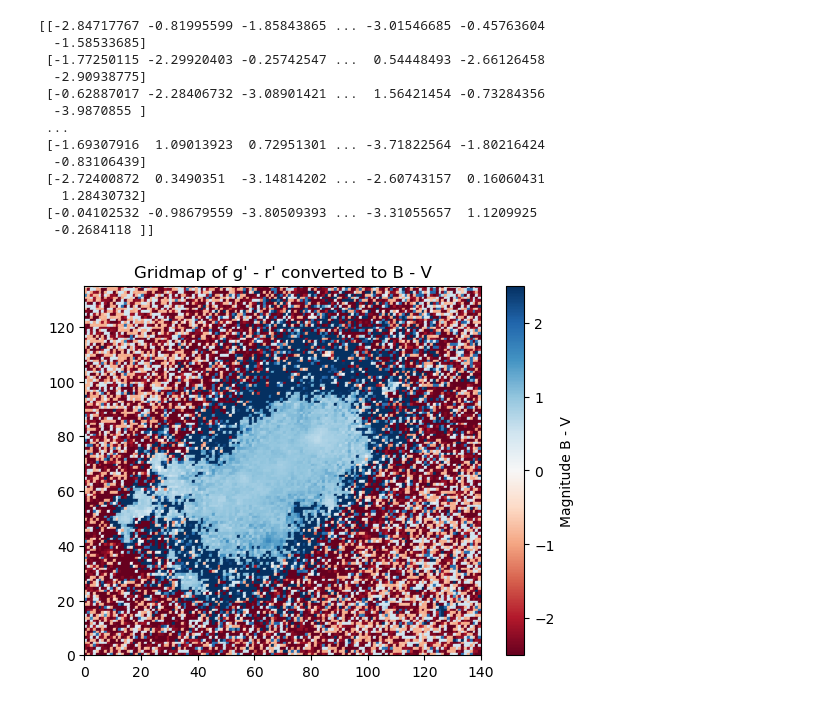
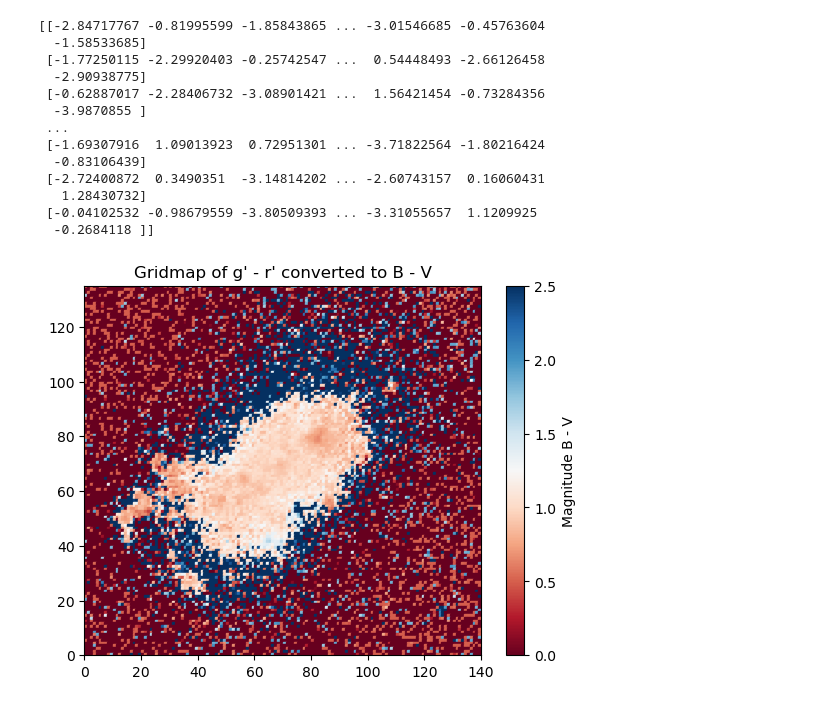
Before and after one commit to Juaopteinde/Group-19-NGC4449, a Jupyter notebook: sections.ipynb, the cells around one changed output. Saved outputs shown, nothing was run; the diff lists cells and outputs as text; code cells hidden in the pictures.

```diff
--- a/sections.ipynb
+++ b/sections.ipynb
@@ -194,8 +194,8 @@ zero_point = 25
 
 zero_point_ha = 0
 zero_point_L = 0
-zero_point_r = 20.44166
-zero_point_g = 20.29604
+zero_point_r = 20.44166 + 0.0598
+zero_point_g = 20.29604 + 0.0598
 
 
 
@@ -277,32 +277,32 @@ def plot_colored_grid(cell_averages, num_rows, num_cols, lower_cutoff, upper_cut
     fig, ax = plt.subplots()
     cell_averages = np.array(cell_averages)
 
     # Apply cutoff
     cell_averages = np.clip(cell_averages, lower_cutoff, upper_cutoff)
 
 
     # Normalize cell averages to [0, 1] for colormap
     norm = mcolors.Normalize(vmin=np.min(cell_averages), vmax=np.max(cell_averages))
     cmap = plt.cm.RdBu
 
     for i in range(num_rows):
         for j in range(num_cols):
             color = cmap(norm(cell_averages[i, j]))
             ax.add_patch(plt.Rectangle((j, num_rows - 1 - i), 1, 1, color=color))
 
     plt.title(title)
     ax.set_xlim(0, num_cols)
     ax.set_ylim(0, num_rows)
     #plt.colorbar(cm.ScalarMappable(norm=norm, cmap=cmap), ax=ax)
     #colorbar.set_label("Magnitude B - V")
     cbar = plt.colorbar(cm.ScalarMappable(norm=norm, cmap=cmap), ax=ax)
     cbar.set_label("Magnitude B - V")
     plt.show()
 
 Color_index_BV = (0.44 + gr_to_BV(sectioned_color_index_g_min_r))
 
 # Match the two numbers with the shape of the file
-plot_colored_grid(Color_index_BV, 135, 140, -2.5, 2.5, "Gridmap of g' - r' converted to B - V")
+plot_colored_grid(Color_index_BV, 135, 140, 0, 2.5, "Gridmap of g' - r' converted to B - V")
 #plot_colored_grid(sectioned_ha, 135, 140, np.min(sectioned_ha), 22, "Gridmap of H-alfa")
 # %% [output]
-[figure, old version]
+[figure, new version]
```
Also changed, not shown: 1 other file.
